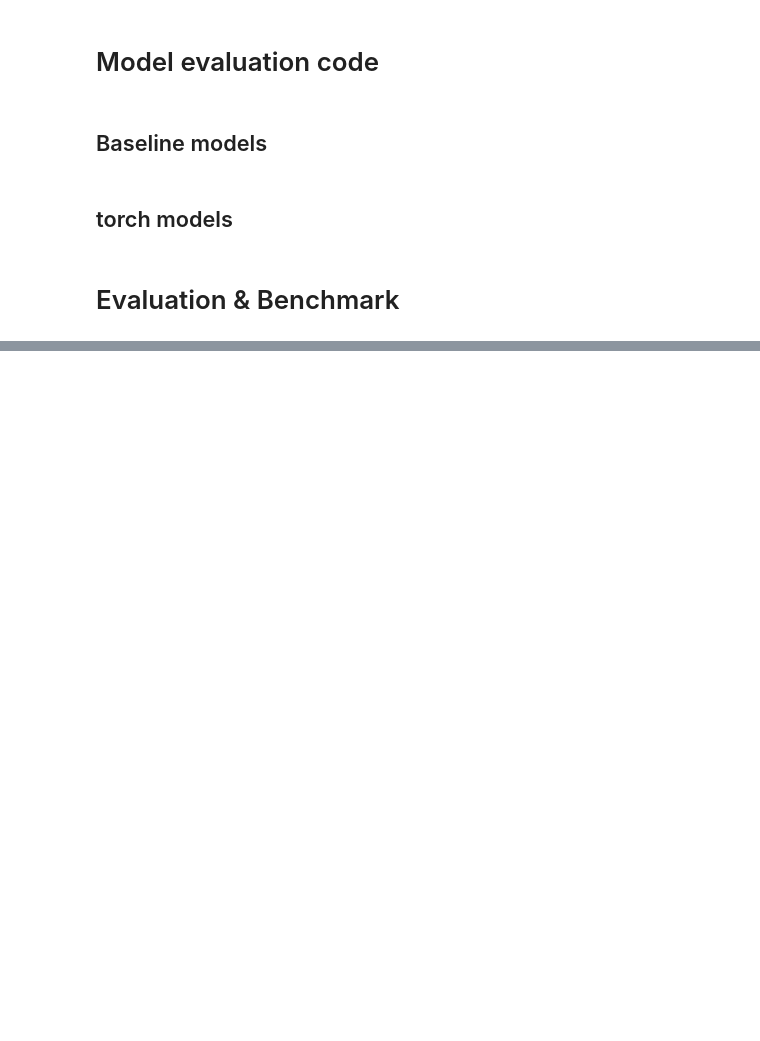
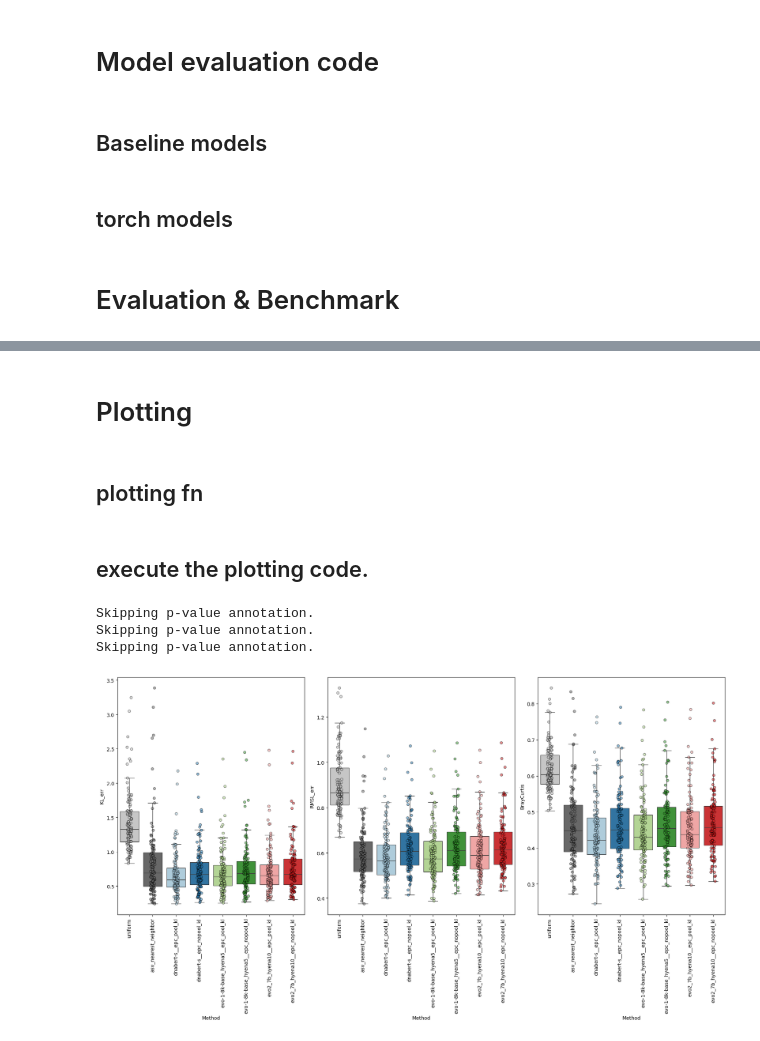
Before and after one commit to gibsonlab/microbe_embeddings_mpa, a Jupyter notebook: scripts/human_microbiome_compendium/4_evaluate.ipynb, the cells around one changed output, grey strips where cells are left out. Cells and saved outputs as stored; diff of their text form; code cells hidden in the pictures; blank space fills up the shorter version.

Commit message:
updated 4_evalate.ipynb with nearest-neighbor and full evaluation pipeline.

```diff
--- a/scripts/human_microbiome_compendium/4_evaluate.ipynb
+++ b/scripts/human_microbiome_compendium/4_evaluate.ipynb
@@ -296,4 +438,14 @@ def evaluate_torch_model(
     )
 # %% [markdown]
 # Evaluation & Benchmark
+# %%
+torch.set_float32_matmul_precision('high')
+
+embed_models = ['dnabert-s', 'evo-1-8k-base_hyena5', 'evo2_7b_hyena10']
+pred_models = ['epc_pool_kl', 'epc_nopool_kl']
+# embed_models = ['dnabert-s']
+# pred_models = ['epc_pool_kl']
+baseline_methods = ['uniform', 'asv_nearest_neighbor']
+
+abundance_table_dir = Path("/data/cctm/youn/human_microbiome_compendium/asv")
 # %%
@@ -345,0 +526,4 @@ def evaluate_all(dset_name: str):
+# %% [markdown]
+# Plotting
+# %% [markdown]
+## plotting fn
@@ -345,0 +621,2 @@ def evaluate_all(dset_name: str):
+# %% [markdown]
+## execute the plotting code.
@@ -345,0 +670,7 @@ def evaluate_all(dset_name: str):
+# %%
+draw_plot_for_dataset(Path("results") / "american_gut_USCA")
+# %% [output]
+Skipping p-value annotation.
+Skipping p-value annotation.
+Skipping p-value annotation.
+[figure, added]
```
Also changed, not shown: parts of 10 cells of this notebook.
